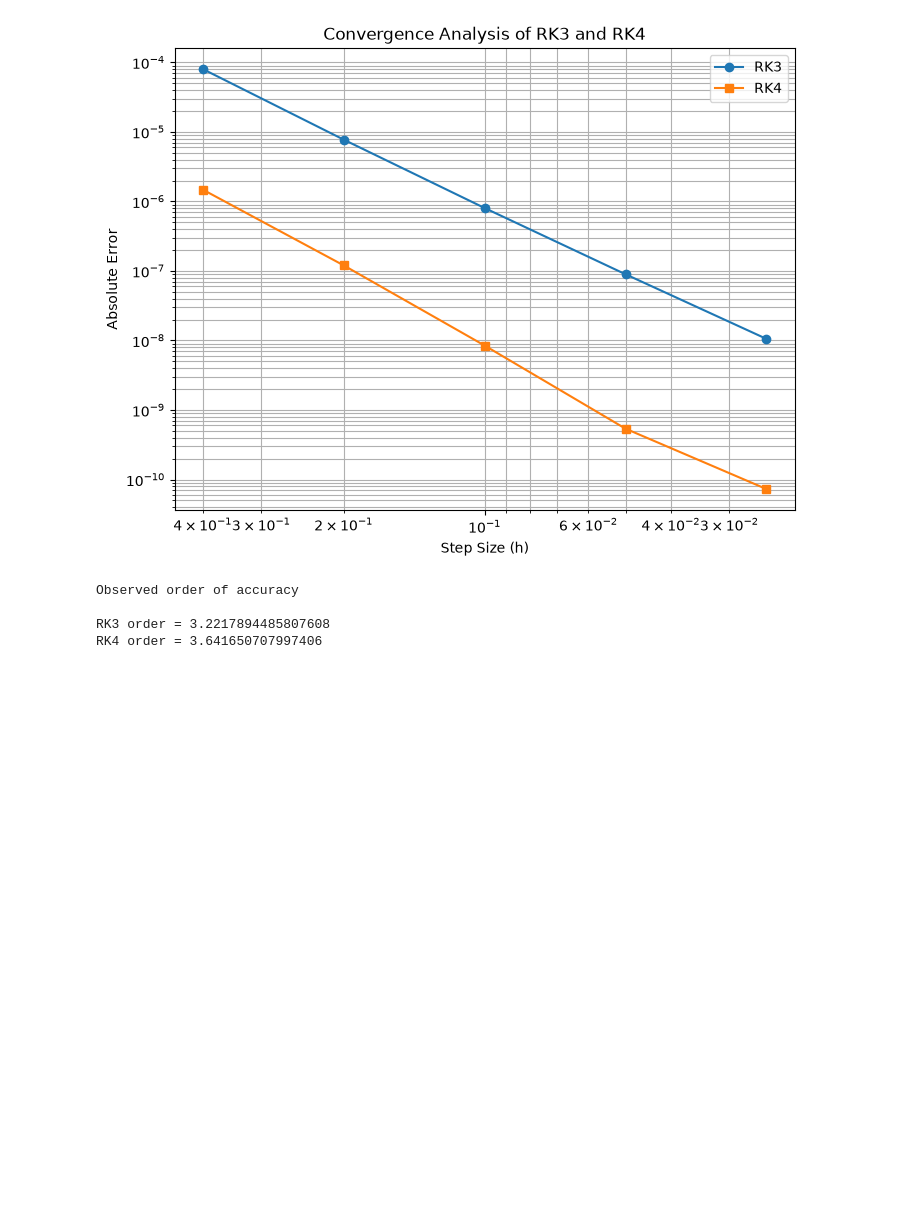
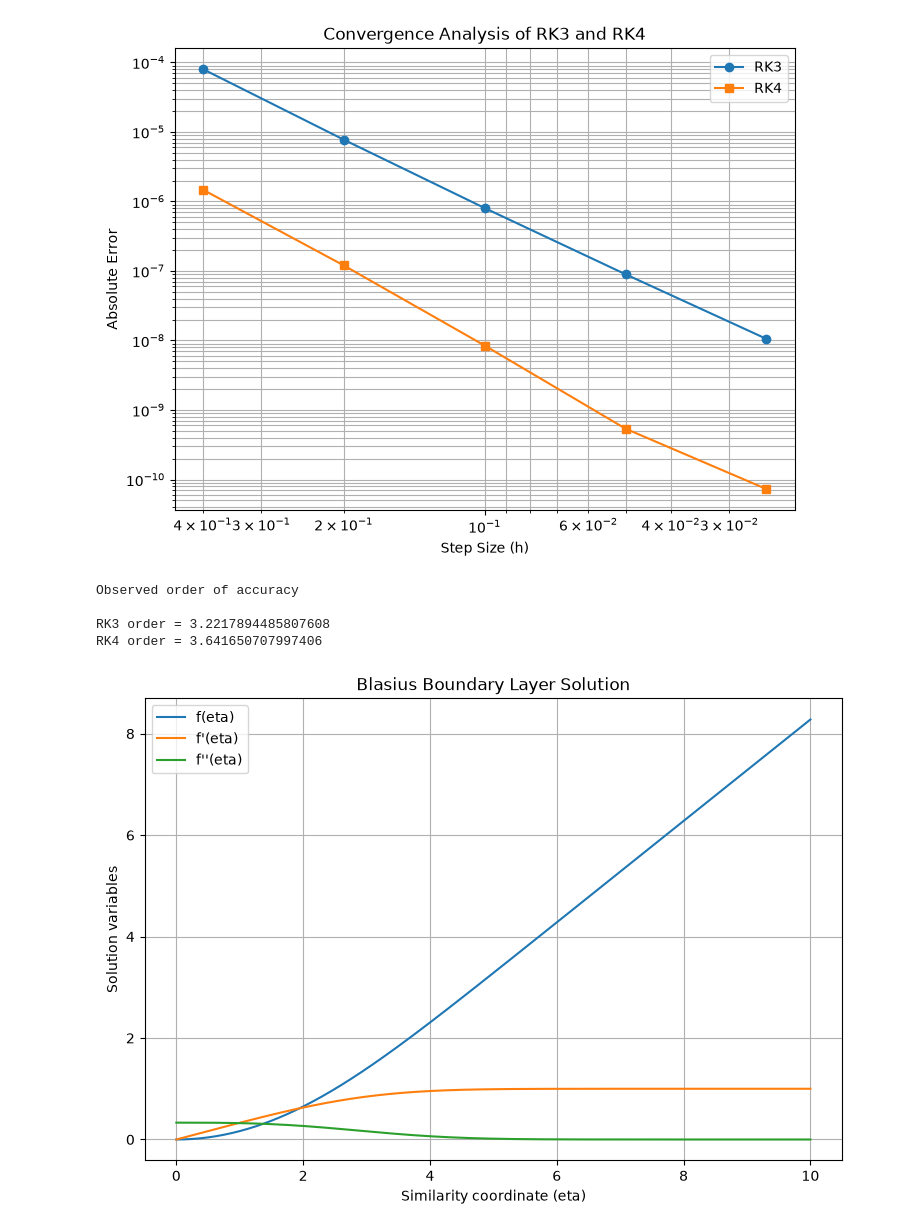
Before and after one commit to ashishbhole/AE801_2026, a Jupyter notebook: numode_bvp/Abhishek_Mahajan_BVP.ipynb, the cells around one changed output. Drawn from its saved outputs; the diff is of its cells as text; code cells hidden in the pictures; blank space fills up the shorter version.

```diff
--- a/numode_bvp/Abhishek_Mahajan_BVP.ipynb
+++ b/numode_bvp/Abhishek_Mahajan_BVP.ipynb
@@ -85,9 +292,10 @@ f''(eta_infinity) = 8.238392781356104e-09
 # %%
 def RK4(eta_0, eta_infinity, Y0, h):           # Created an RK4 function
 
+    Y0 = np.asarray(Y0, dtype=np.float64)
     N = int(round((eta_infinity - eta_0) / h))
     eta = np.linspace(eta_0, eta_infinity, N + 1)
-    Y = np.zeros((N + 1, 3))
+    Y = np.zeros((N + 1, 3), dtype=np.float64)
     Y[0] = Y0
 
     for i in range(N):
@@ -380,3 +562,33 @@ Observed order of accuracy
 
 RK3 order = 3.2217894485807608
 RK4 order = 3.641650707997406
+# %%
+#Plotting the blasius function solutions
+
+h = 0.025
+
+s = RK4_solutions[-1]   #shooting parameter
+
+# Initial conditions
+Y0 = np.array([0.0, 0.0, s])
+
+eta, Y = RK4(eta_0, eta_infinity, Y0, h)   #using RK4 function
+
+
+# Ploting all solution variables
+plt.figure(figsize=(9, 6))
+
+plt.plot(eta, Y[:, 0], label="f(eta)")
+plt.plot(eta, Y[:, 1], label="f'(eta)")
+plt.plot(eta, Y[:, 2], label="f''(eta)")
+
+plt.xlabel("Similarity coordinate (eta)")
+plt.ylabel("Solution variables")
+plt.title("Blasius Boundary Layer Solution")
+
+plt.grid(True)
+plt.legend()
+
+plt.show()
+# %% [output]
+[figure, added]
```
Also changed, not shown: parts of 8 cells of this notebook.
